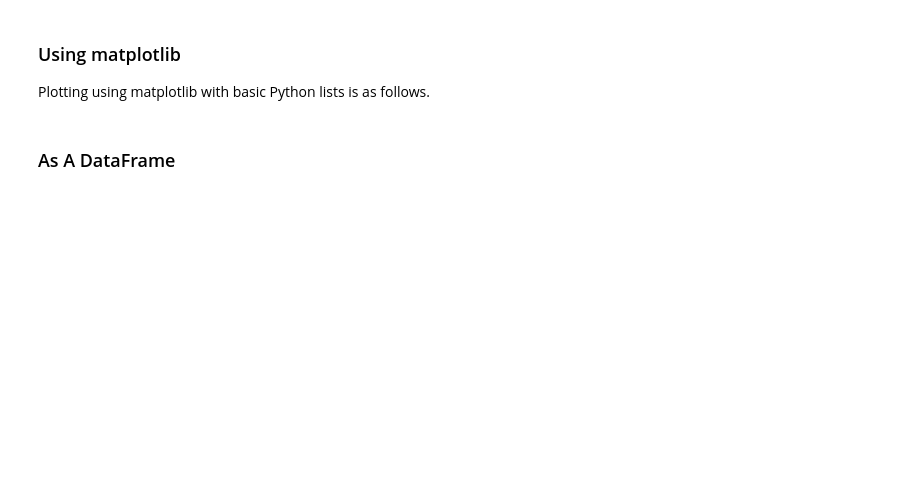
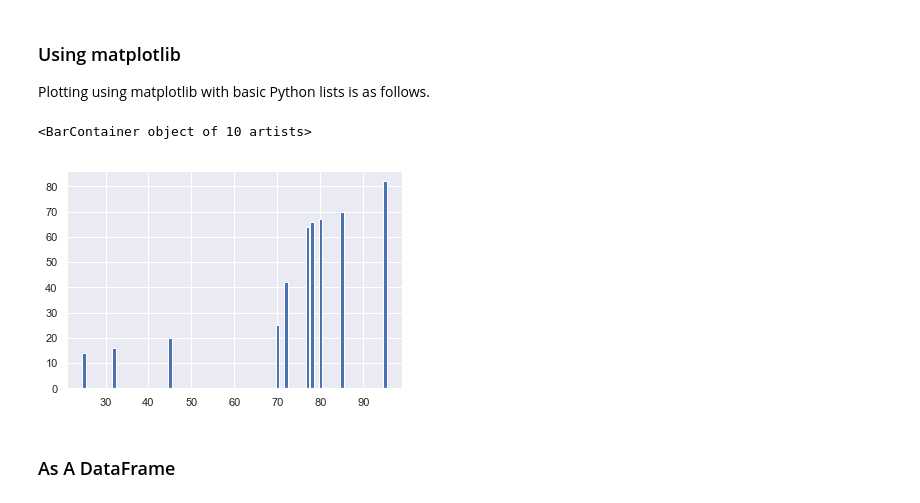
Before and after one commit to jermsinarocket/Hackwagon-DS102, a Jupyter notebook: Week 3/In-Class Exercise/Hackwagon_Academy_DS102_-_Lesson_3A_-_Data_Visualisation_-_Student.ipynb, the cells around one changed output. Drawn from its saved outputs; the diff is of its cells as text; code cells hidden in the pictures; blank space fills up the shorter version.

```diff
--- a/Week 3/In-Class Exercise/Hackwagon_Academy_DS102_-_Lesson_3A_-_Data_Visualisation_-_Student.ipynb
+++ b/Week 3/In-Class Exercise/Hackwagon_Academy_DS102_-_Lesson_3A_-_Data_Visualisation_-_Student.ipynb
@@ -81,6 +84,11 @@ print(y)
 ### Using matplotlib
 
 Plotting using matplotlib with basic Python lists is as follows.
+# %%
+plt.bar(x,y)
+# %% [output]
+<BarContainer object of 10 artists>
+[figure, added]
 # %% [markdown]
 ### As A DataFrame
 # %%
```
Also changed, not shown: parts of 34 cells of this notebook, 11 other files.
